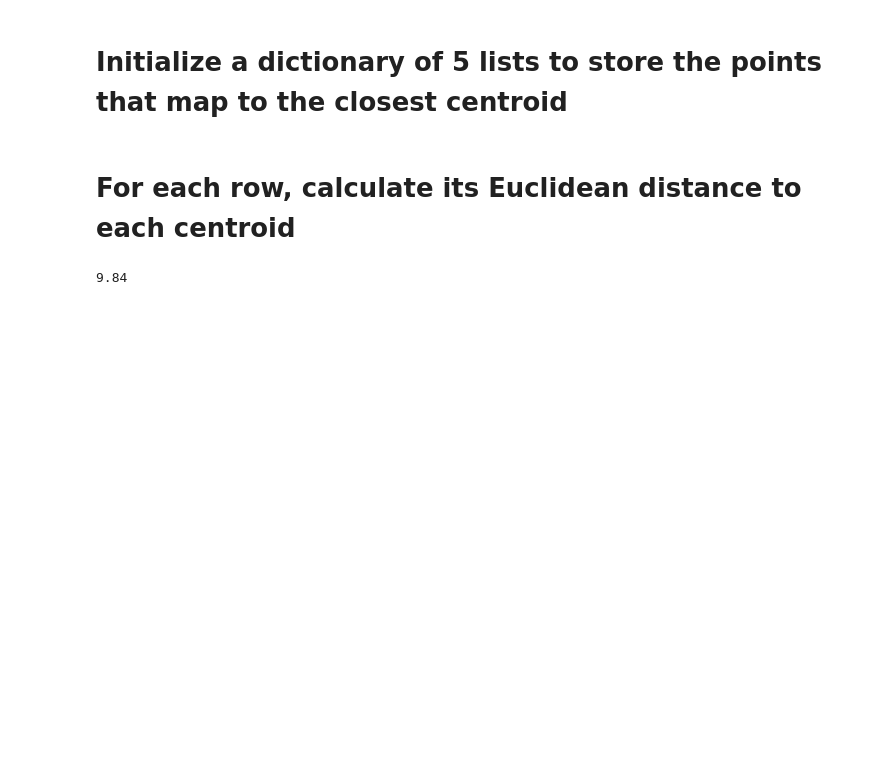
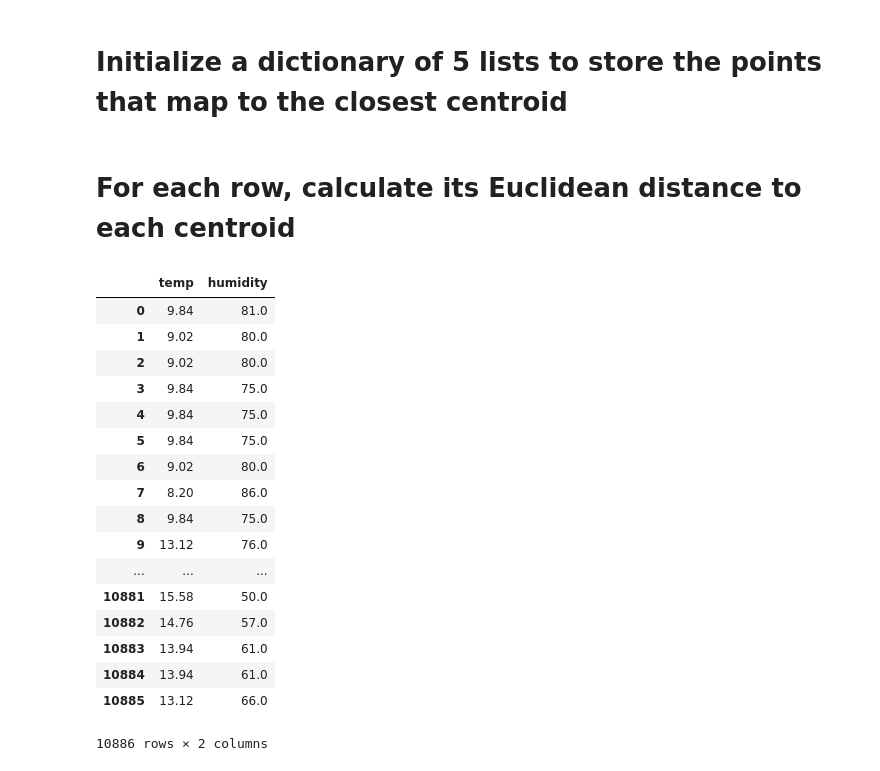
Before and after one commit to heynellywelly/k-means-clustering-exploration, a Jupyter notebook: k_means_cluster/K_Means_Clustering.ipynb, the cells around one changed output. Drawn from its saved outputs; the diff is of its cells as text; code cells hidden in the pictures; blank space fills up the shorter version.

```diff
--- a/k_means_cluster/K_Means_Clustering.ipynb
+++ b/k_means_cluster/K_Means_Clustering.ipynb
@@ -44,14 +54,33 @@ def find_closest_centroid(row):
     closest_distance = 999999
     closest_centroid = 99
 
-    for i, each_centroid_row_num in enumerate(centroids):
-        current_distance = np.sqrt(np.power((row['temp'] - df.iloc[each_centroid_row_num]['temp']), 2) + np.power((row['humidity'] - df.iloc[each_centroid_row_num]['humidity']), 2))
+    for i, centroid_vector in enumerate(centroids):
+        current_distance = np.sqrt(np.power((row['temp'] - centroid_vector[0]), 2) + np.power((row['humidity'] - centroid_vector[1]), 2))
         if (current_distance < closest_distance):
             closest_distance = current_distance
             closest_centroid = i
 
-    centroid_to_row_num[closest_centroid] = NEED TO GET THE ROW NUMBER OF THIS ROW
+    centroid_to_row_num[closest_centroid].append((row['temp'], row['humidity']))
+
+    return row
-# %%
-df.iloc[0]['temp']
-# %% [output]
-9.84
+# %%
+df.apply(find_closest_centroid, axis=1)
+# %% [output]
+|  | temp | humidity |
+| 0 | 9.84 | 81.0 |
+| 1 | 9.02 | 80.0 |
+| 2 | 9.02 | 80.0 |
+| 3 | 9.84 | 75.0 |
+| 4 | 9.84 | 75.0 |
+| 5 | 9.84 | 75.0 |
+| 6 | 9.02 | 80.0 |
+| 7 | 8.20 | 86.0 |
+| 8 | 9.84 | 75.0 |
+| 9 | 13.12 | 76.0 |
+| ... | ... | ... |
+| 10881 | 15.58 | 50.0 |
+| 10882 | 14.76 | 57.0 |
+| 10883 | 13.94 | 61.0 |
+| 10884 | 13.94 | 61.0 |
+| 10885 | 13.12 | 66.0 |
+10886 rows × 2 columns
```
Also changed, not shown: parts of 19 cells of this notebook.
